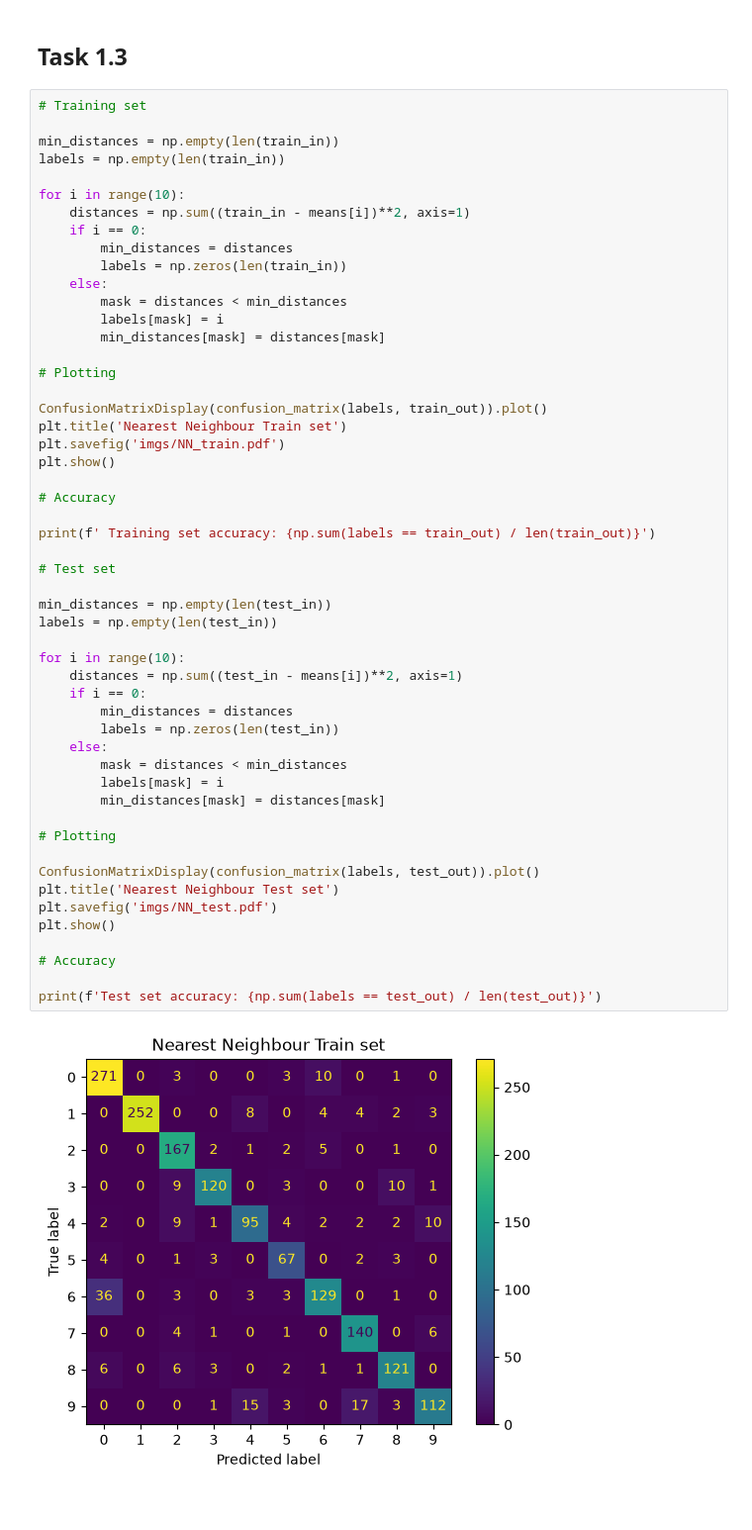
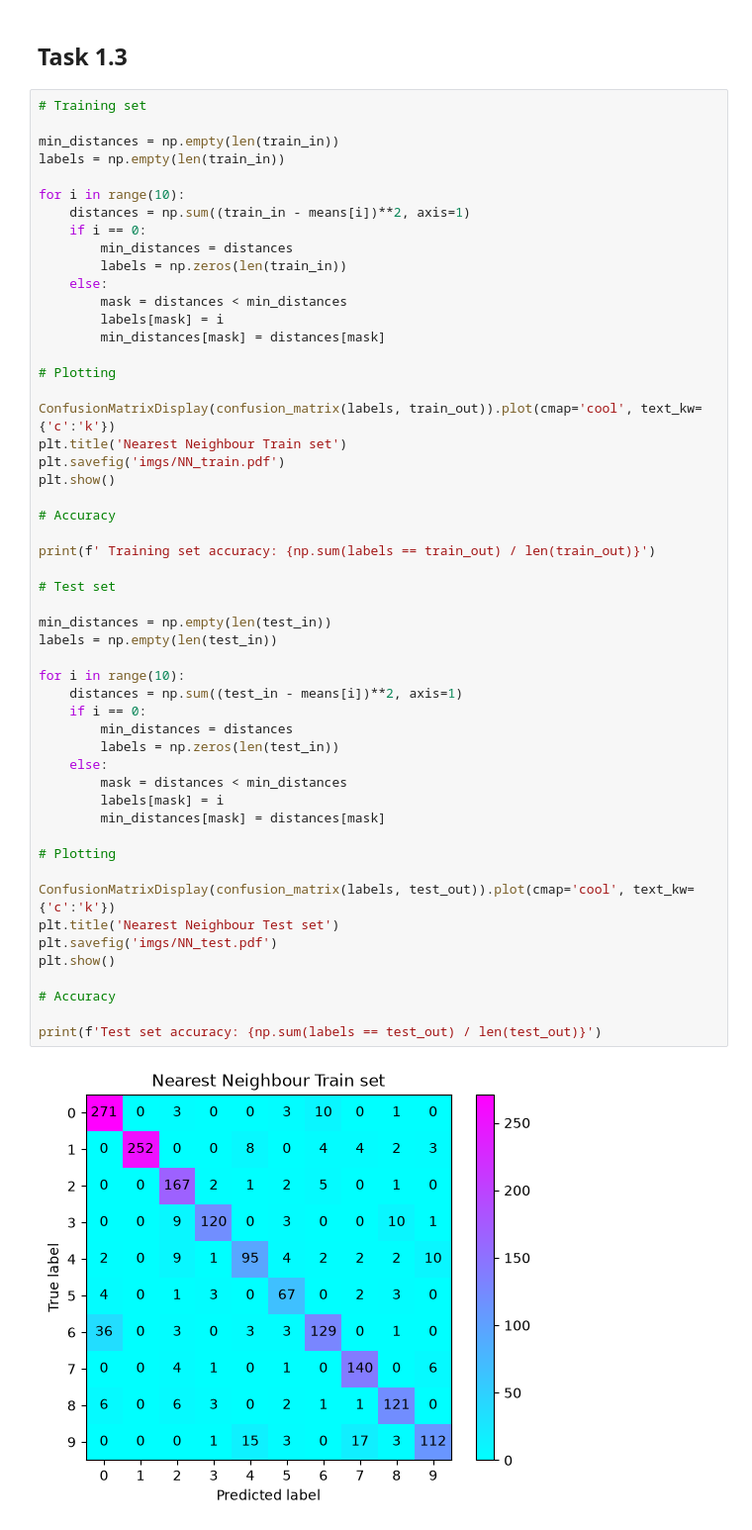
Before and after one commit to nielsklerk/IDL_Assignment0, a Jupyter notebook: task1.ipynb, the cells around one changed output. Shown at 99% size. Cells and saved outputs as stored; diff of their text form.

```diff
--- a/task1.ipynb
+++ b/task1.ipynb
@@ -156,40 +156,40 @@ for i in range(10):
 
 # Plotting
 
-ConfusionMatrixDisplay(confusion_matrix(labels, train_out)).plot()
+ConfusionMatrixDisplay(confusion_matrix(labels, train_out)).plot(cmap='cool', text_kw={'c':'k'})
 plt.title('Nearest Neighbour Train set')
 plt.savefig('imgs/NN_train.pdf')
 plt.show()
 
 # Accuracy
 
 print(f' Training set accuracy: {np.sum(labels == train_out) / len(train_out)}')
 
 # Test set
 
 min_distances = np.empty(len(test_in))
 labels = np.empty(len(test_in))
 
 for i in range(10):
     distances = np.sum((test_in - means[i])**2, axis=1)
     if i == 0:
         min_distances = distances
         labels = np.zeros(len(test_in))
     else:
         mask = distances < min_distances
         labels[mask] = i
         min_distances[mask] = distances[mask]
 
 # Plotting
 
-ConfusionMatrixDisplay(confusion_matrix(labels, test_out)).plot()
+ConfusionMatrixDisplay(confusion_matrix(labels, test_out)).plot(cmap='cool', text_kw={'c':'k'})
 plt.title('Nearest Neighbour Test set')
 plt.savefig('imgs/NN_test.pdf')
 plt.show()
 
 # Accuracy
 
 print(f'Test set accuracy: {np.sum(labels == test_out) / len(test_out)}')
 # %% [output]
-[figure, old version]
+[figure, new version]
  Training set accuracy: 0.8635032220269478
```
Also changed, not shown: parts of 2 cells of this notebook, 4 other files.
